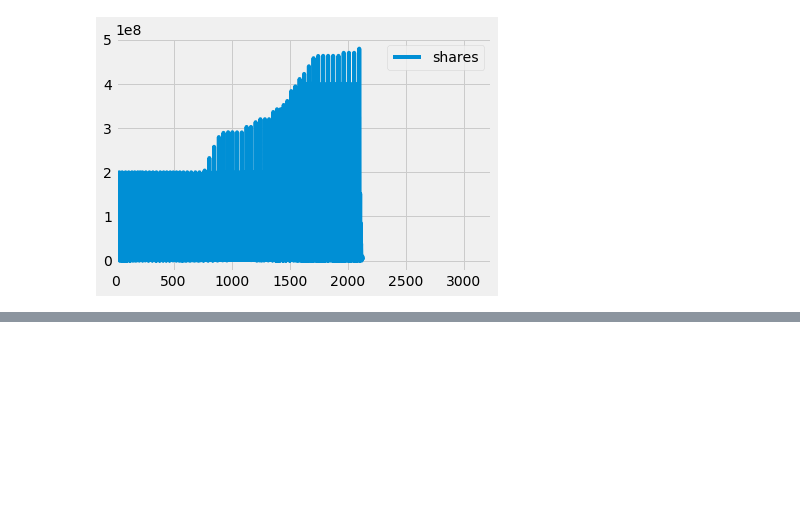
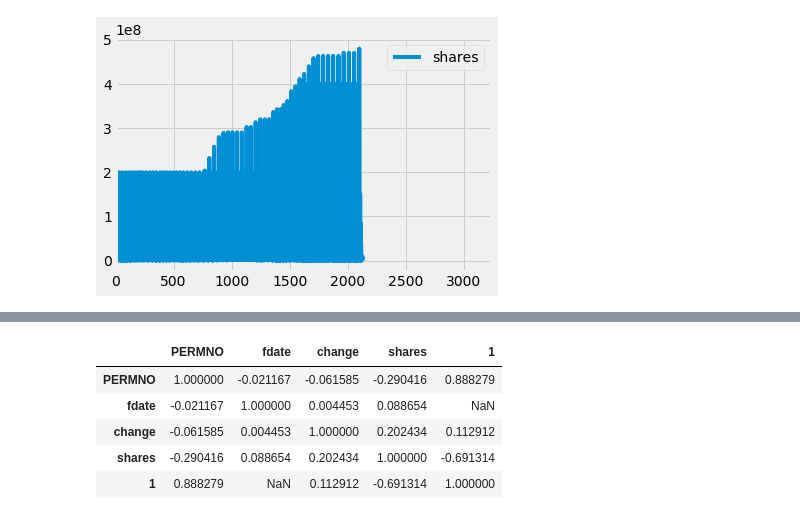
Before and after one commit to altice/PythonNotebooks, a Jupyter notebook: Berkshire_Test.ipynb, the cells around one changed output, grey strips where cells are left out. Drawn from its saved outputs; the diff is of its cells as text; code cells hidden in the pictures; blank space fills up the shorter version.

```diff
--- a/Berkshire_Test.ipynb
+++ b/Berkshire_Test.ipynb
@@ -131,3 +132,12 @@ berkshire.head()
 | 1970-01-01 00:00:00.020000515 | 38906.0 | 20000331.0 | 0.0 | 5703087.0 | NaN | NaN |
 # %%
 berkshire.to_html('example.html')
+# %%
+berkshire.corr()
+# %% [output]
+|  | PERMNO | fdate | change | shares | 1 |
+| PERMNO | 1.000000 | -0.021167 | -0.061585 | -0.290416 | 0.888279 |
+| fdate | -0.021167 | 1.000000 | 0.004453 | 0.088654 | NaN |
+| change | -0.061585 | 0.004453 | 1.000000 | 0.202434 | 0.112912 |
+| shares | -0.290416 | 0.088654 | 0.202434 | 1.000000 | -0.691314 |
+| 1 | 0.888279 | NaN | 0.112912 | -0.691314 | 1.000000 |
```
Also changed, not shown: parts of 2 cells of this notebook.
